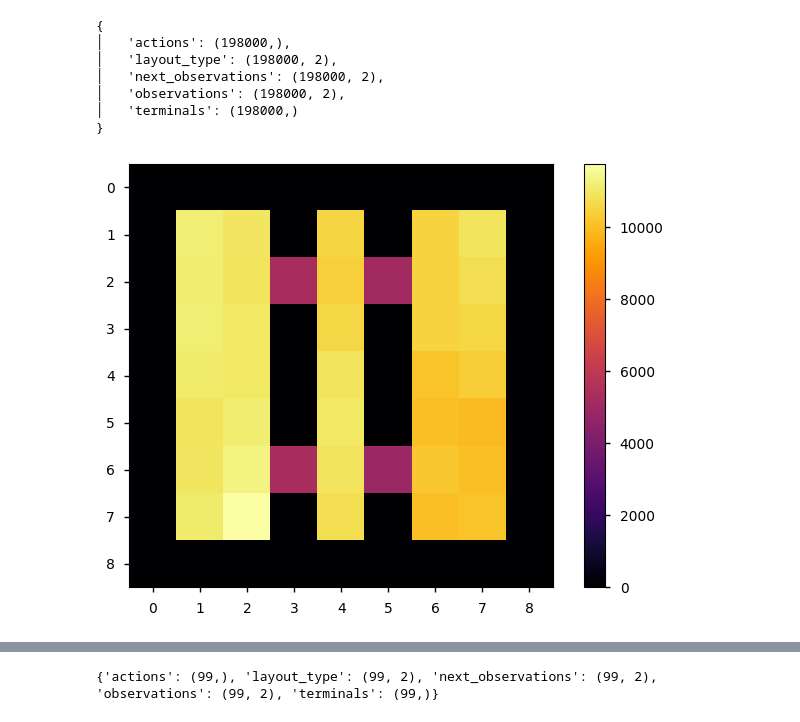
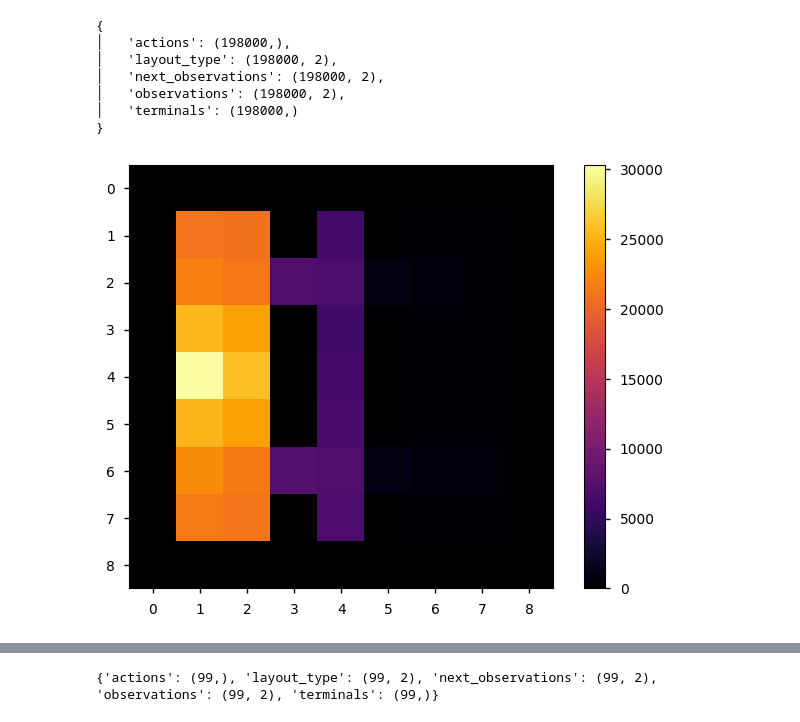
Before and after one commit to skylooop/BeliefConditionedFB, a Jupyter notebook: notebooks/in_context_fb.ipynb, the cells around one changed output, grey strips where cells are left out. Cells and saved outputs as stored; diff of their text form; code cells hidden in the pictures.

Commit message:
started fb debug

```diff
--- a/notebooks/in_context_fb.ipynb
+++ b/notebooks/in_context_fb.ipynb
@@ -56,35 +56,35 @@ NUM_TRAIN_STEPS = 100
 NUM_TRAIN_EPISODES = 2000
 
 for i in tqdm(range(NUM_TRAIN_LAYOUTS)):
-    env = DynamicsGeneralization_Doors(render_mode="rgb_array", highlight=False, max_steps=NUM_TRAIN_STEPS, agent_start_pos=None) # comment agent_start_pos for same start pos
+    env = DynamicsGeneralization_Doors(render_mode="rgb_array", highlight=False, max_steps=NUM_TRAIN_STEPS)#, agent_start_pos=None) # comment agent_start_pos for same start pos
     env._gen_grid = partial(env._gen_grid, layout_type=i)
     env = MinigridWrapper(env)
     dataset, env = random_exploration(env, num_episodes=NUM_TRAIN_EPISODES, layout_type=i, num_mdp=NUM_TRAIN_LAYOUTS)
     #dataset, env = q_learning(env, num_episodes=NUM_TRAIN_EPISODES, layout_type=i, epsilon=0.75, num_mdp=NUM_TRAIN_LAYOUTS)
     train_layout_data.append(dataset)
 
 # ds, env = random_exploration(env)
 # env.visualize_coverage()
 pprint(jax.tree.map(lambda x: x.shape, train_layout_data[0]))
 
 coverage_map = np.zeros(shape=(env.env.unwrapped.width, env.env.unwrapped.height))
 for layout in train_layout_data:
     for obs in layout['observations']:
         obs = obs.astype(np.int16)
         coverage_map[obs[1], obs[0]] += 1
 
 plt.imshow(coverage_map, cmap='inferno', vmin=0)
 plt.colorbar()
 plt.show()
 # %% [output]
 {
 │   'actions': (198000,),
 │   'layout_type': (198000, 2),
 │   'next_observations': (198000, 2),
 │   'observations': (198000, 2),
 │   'terminals': (198000,)
 }
-[figure, old version]
+[figure, new version]
 # %%
 import functools
 from utils.datasets import Dataset, GCDataset
```
Also changed, not shown: parts of 2 cells of this notebook, 2 other files.
